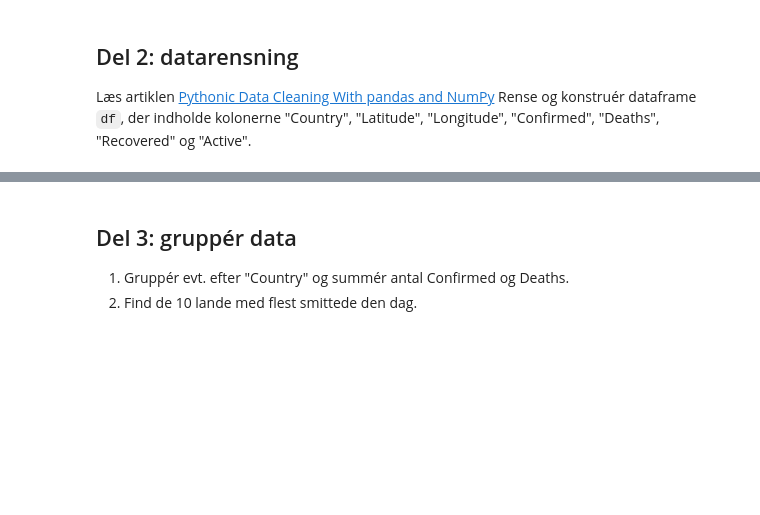
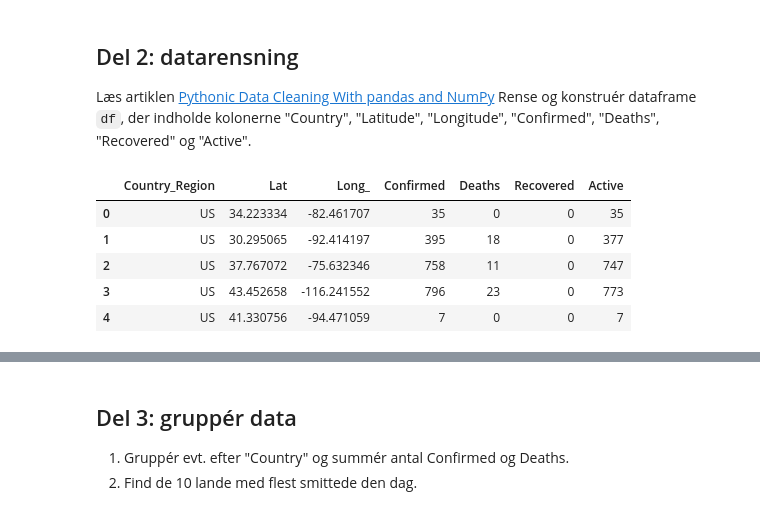
Before and after one commit to Vibenshus-Gymnasium-Pro/covid-19-data-NEXT15930, a Jupyter notebook: covid19data.ipynb, the cells around one changed output, grey strips where cells are left out. Cells and saved outputs as stored; diff of their text form; code cells hidden in the pictures; blank space fills up the shorter version.

```diff
--- a/covid19data.ipynb
+++ b/covid19data.ipynb
@@ -24,0 +63,9 @@ Rense og konstruér dataframe `df`, der indholde kolonerne "Country", "Latitude"
+# %%
+df.head()
+# %% [output]
+|  | Country_Region | Lat | Long_ | Confirmed | Deaths | Recovered | Active |
+| 0 | US | 34.223334 | -82.461707 | 35 | 0 | 0 | 35 |
+| 1 | US | 30.295065 | -92.414197 | 395 | 18 | 0 | 377 |
+| 2 | US | 37.767072 | -75.632346 | 758 | 11 | 0 | 747 |
+| 3 | US | 43.452658 | -116.241552 | 796 | 23 | 0 | 773 |
+| 4 | US | 41.330756 | -94.471059 | 7 | 0 | 0 | 7 |
```
Also changed, not shown: parts of 10 cells of this notebook.
